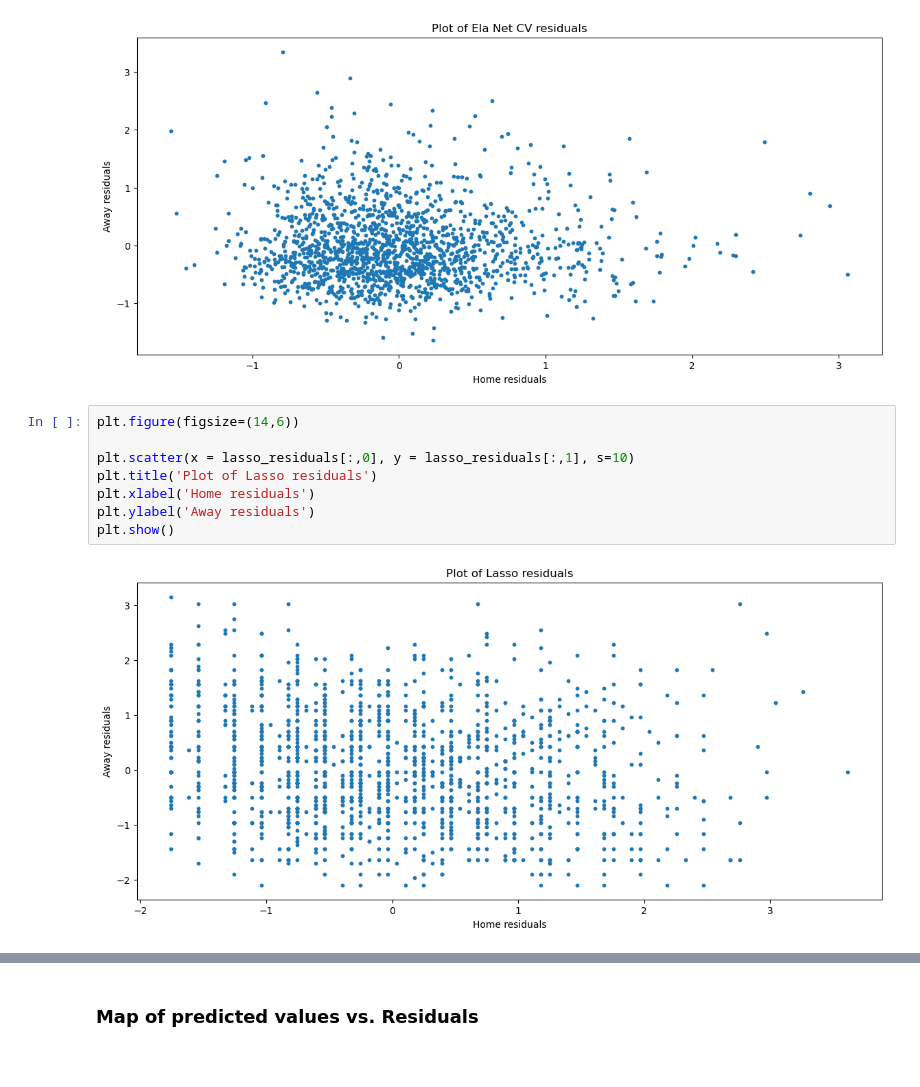
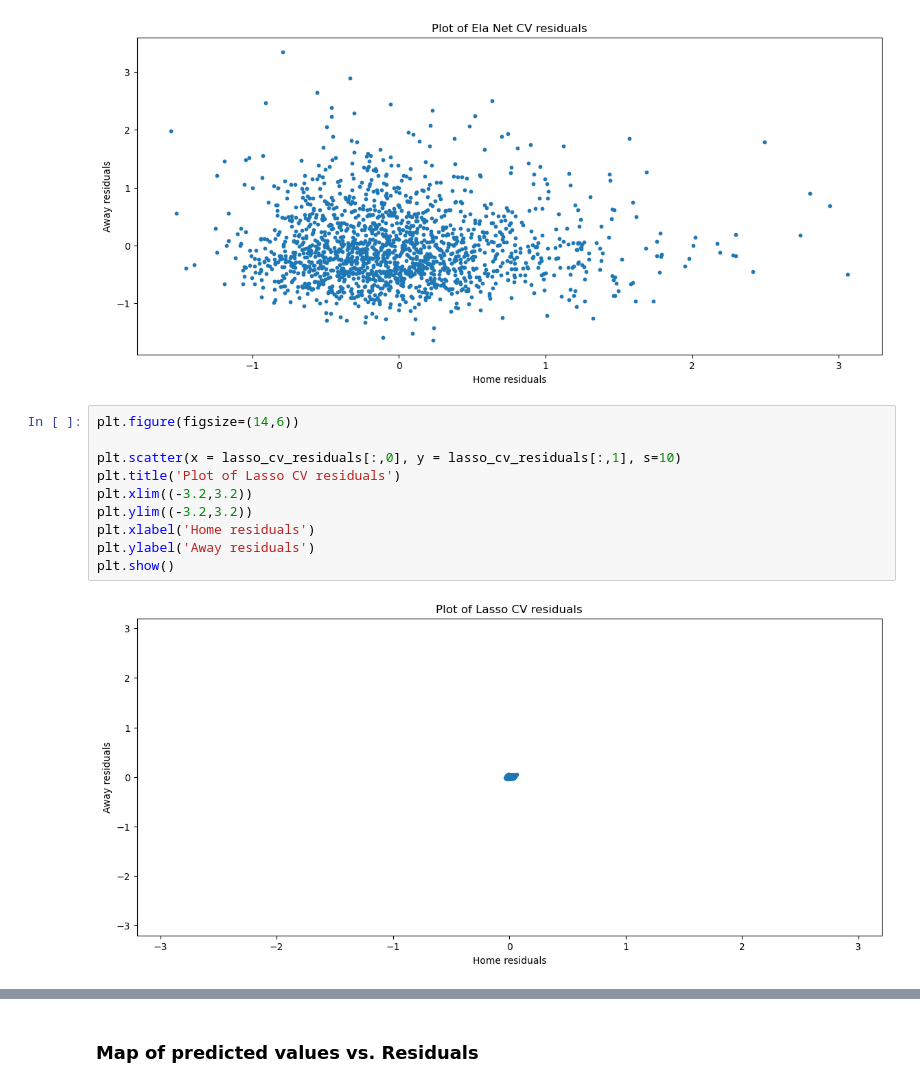
Before and after one commit to JohnVanderhoff/college_football_prediction_project, a Jupyter notebook: college-football-prediction/Model Testing 2.ipynb, the cells around one changed output, grey strips where cells are left out. Cells and saved outputs as stored; diff of their text form.

Commit message:
Various graphs and such

```diff
--- a/college-football-prediction/Model Testing 2.ipynb
+++ b/college-football-prediction/Model Testing 2.ipynb
@@ -266,10 +285,12 @@ plt.show()
 # %%
 plt.figure(figsize=(14,6))
 
-plt.scatter(x = lasso_residuals[:,0], y = lasso_residuals[:,1], s=10)
-plt.title('Plot of Lasso residuals')
+plt.scatter(x = lasso_cv_residuals[:,0], y = lasso_cv_residuals[:,1], s=10)
+plt.title('Plot of Lasso CV residuals')
+plt.xlim((-3.2,3.2))
+plt.ylim((-3.2,3.2))
 plt.xlabel('Home residuals')
 plt.ylabel('Away residuals')
 plt.show()
 # %% [output]
-[figure, old version]
+[figure, new version]
```
Also changed, not shown: parts of 17 cells of this notebook.
